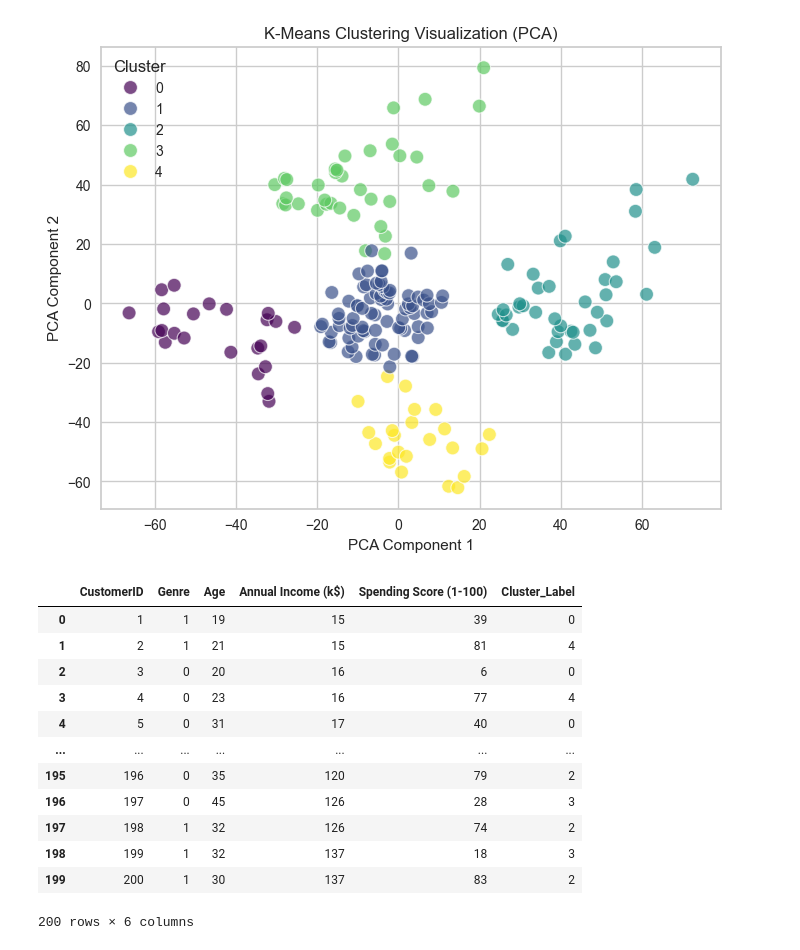
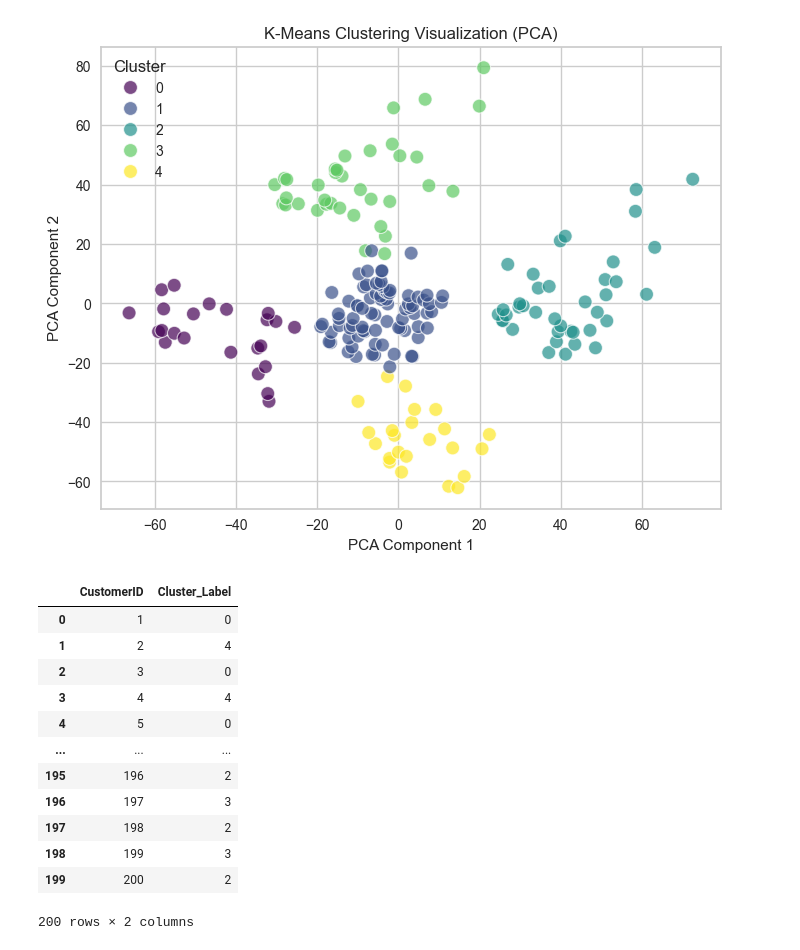
Before and after one commit to hako1106/customer-segmentation-mall, a Jupyter notebook: notebooks/clustering_mall_customer.ipynb, the cells around one changed output. Saved outputs shown, nothing was run; the diff lists cells and outputs as text; code cells hidden in the pictures.

```diff
--- a/notebooks/clustering_mall_customer.ipynb
+++ b/notebooks/clustering_mall_customer.ipynb
@@ -10,7 +14,7 @@ from yellowbrick.cluster import SilhouetteVisualizer, KElbowVisualizer
 # %%
 # Read data
-data = pd.read_csv('../data/mall_customers.csv')
-data
+df = pd.read_csv('../data/mall_customers.csv')
+df
 # %% [output]
 |  | CustomerID | Genre | Age | Annual Income (k$) | Spending Score (1-100) |
 | 0 | 1 | Male | 19 | 15 | 39 |
@@ -28,11 +62,11 @@ data
 # %%
 # Encode the Genre column
 encoder = LabelEncoder()
-data["Genre"] = encoder.fit_transform(data["Genre"])
+df["Genre"] = encoder.fit_transform(df["Genre"])
 # %%
 # Select columns for clustering
 features = ["Genre", "Age", "Annual Income (k$)", "Spending Score (1-100)"]
-cluster_features = data[features]
+cluster_features = df[features]
 # %%
 cluster_features
 # %% [output]
@@ -67,6 +101,6 @@ Optimal number of clusters: 5
 # %%
 # Apply K-Means with the optimal number of clusters
 kmeans_model = KMeans(n_clusters=best_k, random_state=42, n_init=10)
-data["Cluster_Label"] = kmeans_model.fit_predict(cluster_features)
+df["Cluster_Label"] = kmeans_model.fit_predict(cluster_features)
 # %%
 # Evaluate the clustering model
@@ -116,19 +150,19 @@ plt.show()
 [figure]
 # %%
 # Display data results after clustering
-data
+df[["CustomerID", "Cluster_Label"]]
 # %% [output]
-|  | CustomerID | Genre | Age | Annual Income (k$) | Spending Score (1-100) | Cluster_Label |
-| 0 | 1 | 1 | 19 | 15 | 39 | 0 |
-| 1 | 2 | 1 | 21 | 15 | 81 | 4 |
-| 2 | 3 | 0 | 20 | 16 | 6 | 0 |
-| 3 | 4 | 0 | 23 | 16 | 77 | 4 |
-| 4 | 5 | 0 | 31 | 17 | 40 | 0 |
-| ... | ... | ... | ... | ... | ... | ... |
-| 195 | 196 | 0 | 35 | 120 | 79 | 2 |
-| 196 | 197 | 0 | 45 | 126 | 28 | 3 |
-| 197 | 198 | 1 | 32 | 126 | 74 | 2 |
-| 198 | 199 | 1 | 32 | 137 | 18 | 3 |
-| 199 | 200 | 1 | 30 | 137 | 83 | 2 |
+|  | CustomerID | Cluster_Label |
+| 0 | 1 | 0 |
+| 1 | 2 | 4 |
+| 2 | 3 | 0 |
+| 3 | 4 | 4 |
+| 4 | 5 | 0 |
+| ... | ... | ... |
+| 195 | 196 | 2 |
+| 196 | 197 | 3 |
+| 197 | 198 | 2 |
+| 198 | 199 | 3 |
+| 199 | 200 | 2 |
-200 rows × 6 columns
+200 rows × 2 columns
 # %%
```
Also changed, not shown: parts of 8 cells of this notebook, 1 other file.
